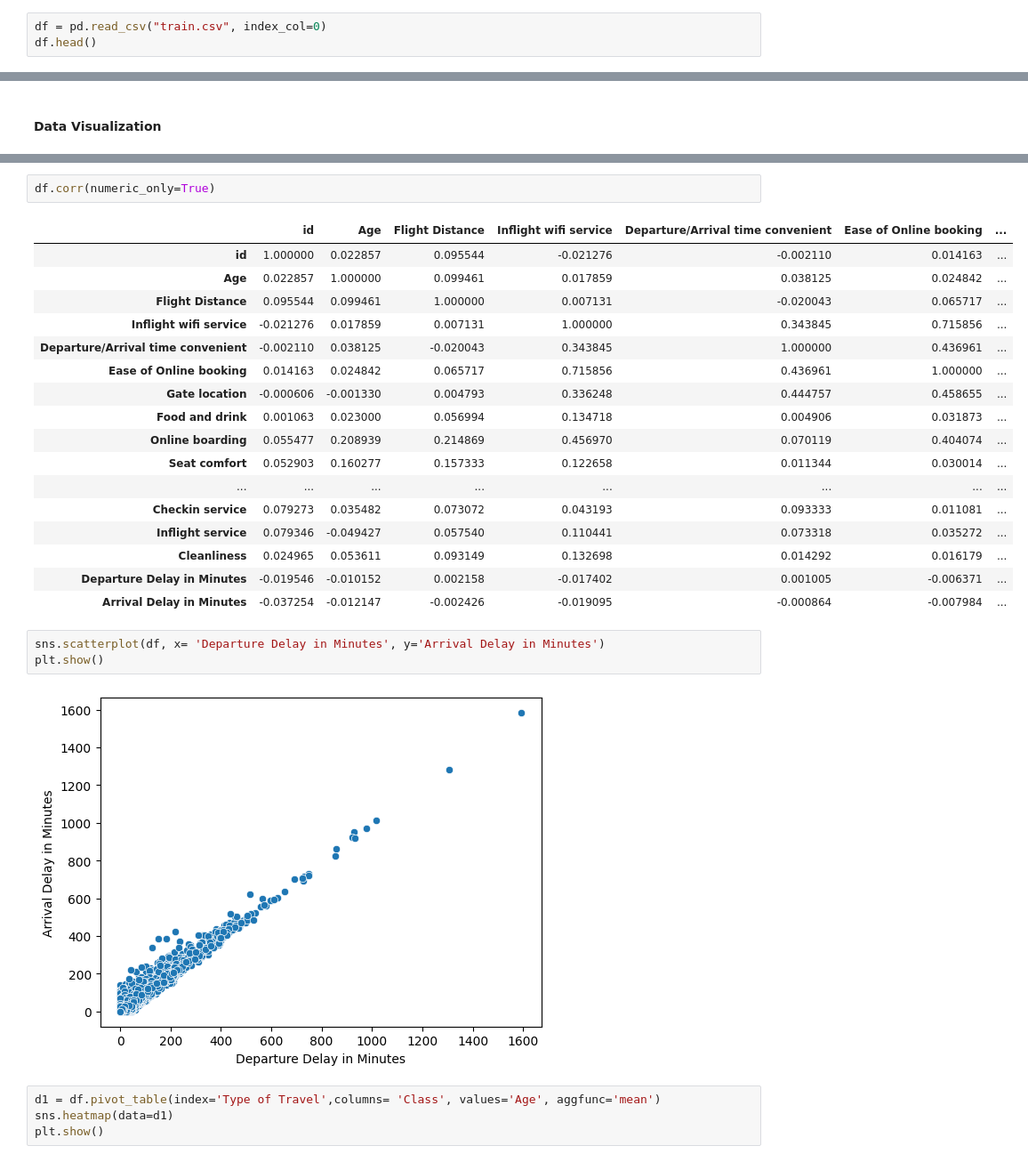
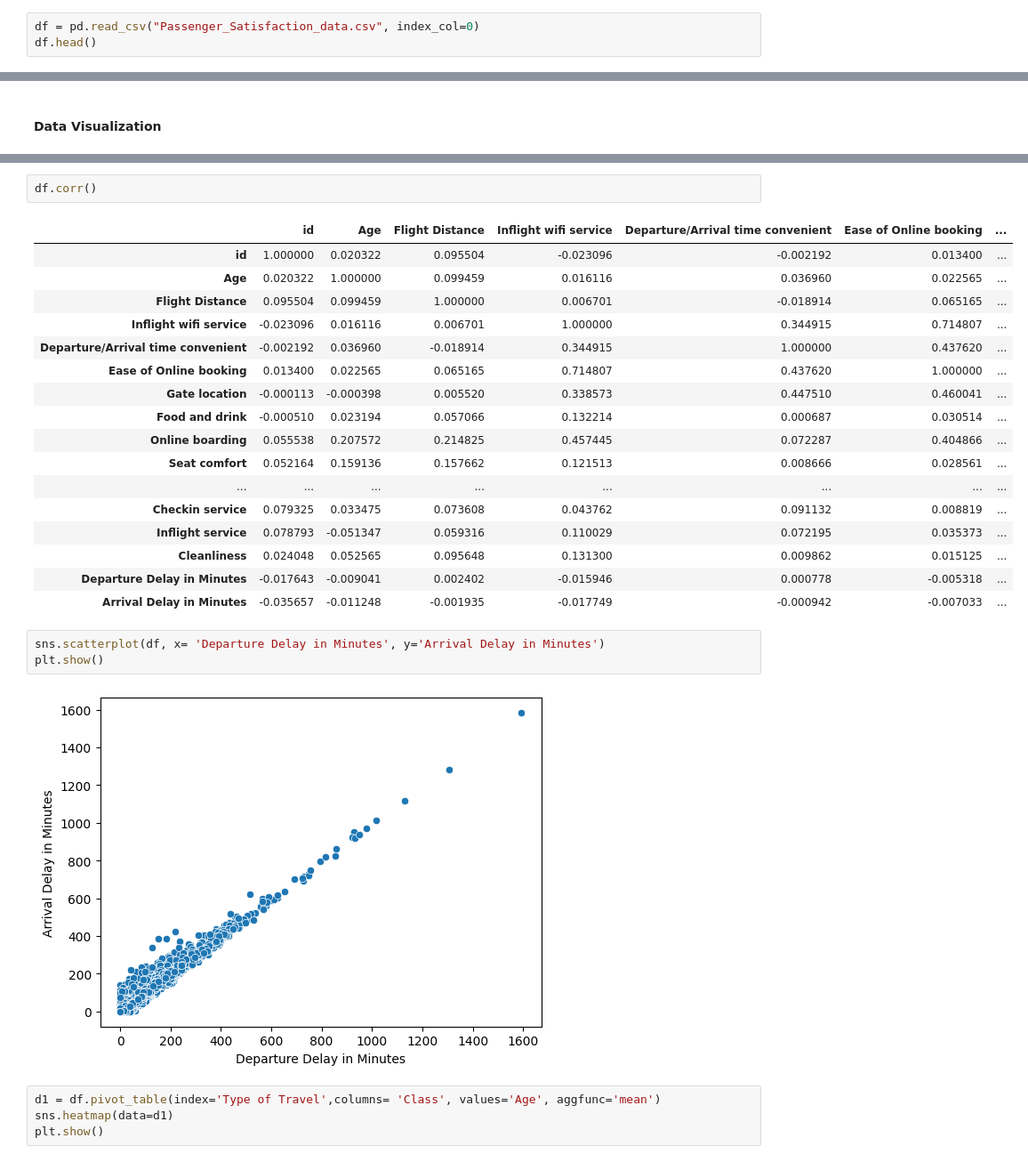
Before and after one commit to Mikil03/Sem-6, a Jupyter notebook: Lab AIDS/Mini Project/mini_project.ipynb, the cells around one changed output, grey strips where cells are left out. Shown at 89% size. Drawn from its saved outputs; the diff is of its cells as text.

```diff
--- a/Lab AIDS/Mini Project/mini_project.ipynb
+++ b/Lab AIDS/Mini Project/mini_project.ipynb
@@ -6,5 +7,5 @@ import seaborn as sns
 # %%
-df = pd.read_csv("train.csv", index_col=0)
+df = pd.read_csv("Passenger_Satisfaction_data.csv", index_col=0)
 df.head()
 # %% [output]
 |  | id | Gender | Customer Type | Age | Type of Travel | Class | Flight Distance | ... |
@@ -39,30 +60,30 @@ plt.show()
 # %% [output]
 [figure]
 # %%
-df.corr(numeric_only=True)
+df.corr()
 # %% [output]
 |  | id | Age | Flight Distance | Inflight wifi service | Departure/Arrival time convenient | Ease of Online booking | ... |
-| id | 1.000000 | 0.022857 | 0.095544 | -0.021276 | -0.002110 | 0.014163 | ... |
-| Age | 0.022857 | 1.000000 | 0.099461 | 0.017859 | 0.038125 | 0.024842 | ... |
-| Flight Distance | 0.095544 | 0.099461 | 1.000000 | 0.007131 | -0.020043 | 0.065717 | ... |
-| Inflight wifi service | -0.021276 | 0.017859 | 0.007131 | 1.000000 | 0.343845 | 0.715856 | ... |
-| Departure/Arrival time convenient | -0.002110 | 0.038125 | -0.020043 | 0.343845 | 1.000000 | 0.436961 | ... |
-| Ease of Online booking | 0.014163 | 0.024842 | 0.065717 | 0.715856 | 0.436961 | 1.000000 | ... |
-| Gate location | -0.000606 | -0.001330 | 0.004793 | 0.336248 | 0.444757 | 0.458655 | ... |
-| Food and drink | 0.001063 | 0.023000 | 0.056994 | 0.134718 | 0.004906 | 0.031873 | ... |
-| Online boarding | 0.055477 | 0.208939 | 0.214869 | 0.456970 | 0.070119 | 0.404074 | ... |
-| Seat comfort | 0.052903 | 0.160277 | 0.157333 | 0.122658 | 0.011344 | 0.030014 | ... |
+| id | 1.000000 | 0.020322 | 0.095504 | -0.023096 | -0.002192 | 0.013400 | ... |
+| Age | 0.020322 | 1.000000 | 0.099459 | 0.016116 | 0.036960 | 0.022565 | ... |
+| Flight Distance | 0.095504 | 0.099459 | 1.000000 | 0.006701 | -0.018914 | 0.065165 | ... |
+| Inflight wifi service | -0.023096 | 0.016116 | 0.006701 | 1.000000 | 0.344915 | 0.714807 | ... |
+| Departure/Arrival time convenient | -0.002192 | 0.036960 | -0.018914 | 0.344915 | 1.000000 | 0.437620 | ... |
+| Ease of Online booking | 0.013400 | 0.022565 | 0.065165 | 0.714807 | 0.437620 | 1.000000 | ... |
+| Gate location | -0.000113 | -0.000398 | 0.005520 | 0.338573 | 0.447510 | 0.460041 | ... |
+| Food and drink | -0.000510 | 0.023194 | 0.057066 | 0.132214 | 0.000687 | 0.030514 | ... |
+| Online boarding | 0.055538 | 0.207572 | 0.214825 | 0.457445 | 0.072287 | 0.404866 | ... |
+| Seat comfort | 0.052164 | 0.159136 | 0.157662 | 0.121513 | 0.008666 | 0.028561 | ... |
 | ... | ... | ... | ... | ... | ... | ... | ... |
-| Checkin service | 0.079273 | 0.035482 | 0.073072 | 0.043193 | 0.093333 | 0.011081 | ... |
-| Inflight service | 0.079346 | -0.049427 | 0.057540 | 0.110441 | 0.073318 | 0.035272 | ... |
-| Cleanliness | 0.024965 | 0.053611 | 0.093149 | 0.132698 | 0.014292 | 0.016179 | ... |
-| Departure Delay in Minutes | -0.019546 | -0.010152 | 0.002158 | -0.017402 | 0.001005 | -0.006371 | ... |
-| Arrival Delay in Minutes | -0.037254 | -0.012147 | -0.002426 | -0.019095 | -0.000864 | -0.007984 | ... |
+| Checkin service | 0.079325 | 0.033475 | 0.073608 | 0.043762 | 0.091132 | 0.008819 | ... |
+| Inflight service | 0.078793 | -0.051347 | 0.059316 | 0.110029 | 0.072195 | 0.035373 | ... |
+| Cleanliness | 0.024048 | 0.052565 | 0.095648 | 0.131300 | 0.009862 | 0.015125 | ... |
+| Departure Delay in Minutes | -0.017643 | -0.009041 | 0.002402 | -0.015946 | 0.000778 | -0.005318 | ... |
+| Arrival Delay in Minutes | -0.035657 | -0.011248 | -0.001935 | -0.017749 | -0.000942 | -0.007033 | ... |
 # %%
 sns.scatterplot(df, x= 'Departure Delay in Minutes', y='Arrival Delay in Minutes')
 plt.show()
 # %% [output]
-[figure, old version]
+[figure, new version]
 # %%
 d1 = df.pivot_table(index='Type of Travel',columns= 'Class', values='Age', aggfunc='mean')
 sns.heatmap(data=d1)
```
Also changed, not shown: parts of 15 cells of this notebook, 2 other files.
